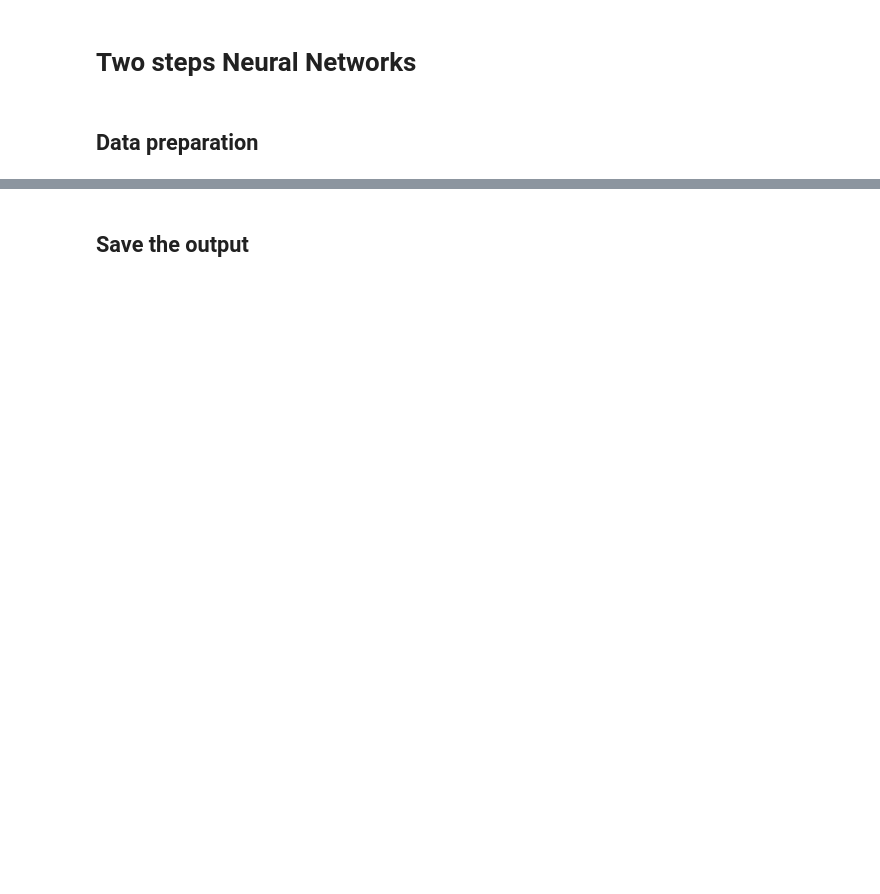
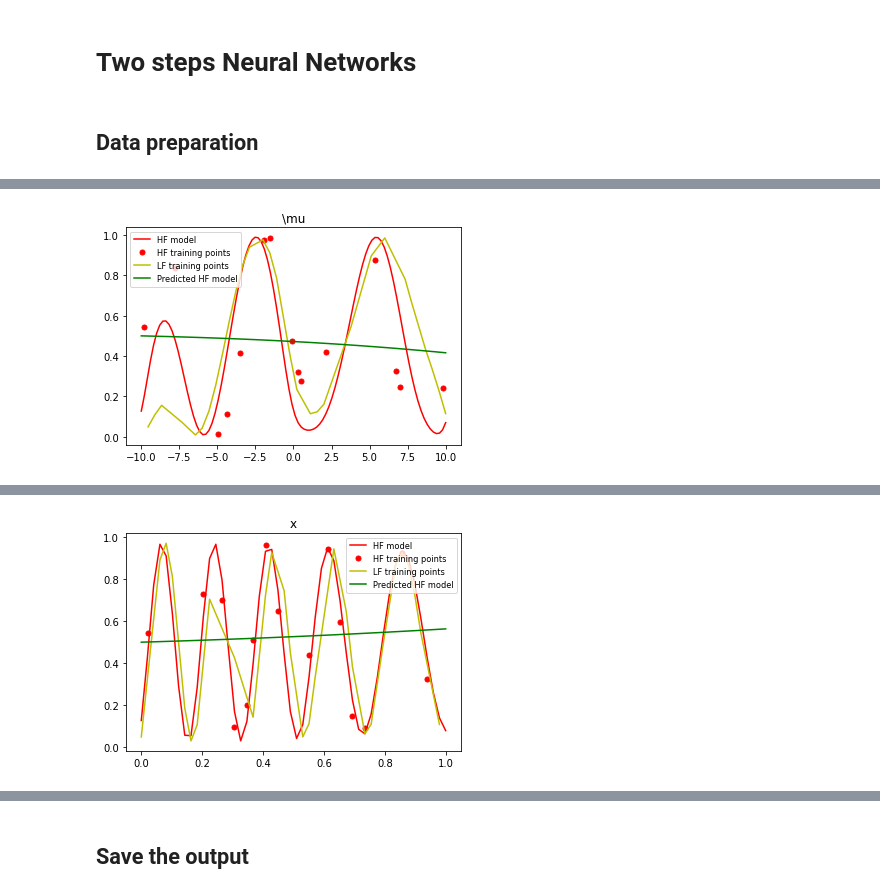
Before and after one commit to Jackmos/Multi-Fidelity-MCMC-methods, a Jupyter notebook: PACS_project2/Multiparameter/2-step/2NN.ipynb, the cells around one changed output, grey strips where cells are left out. Saved outputs shown, nothing was run; the diff lists cells and outputs as text; code cells hidden in the pictures; blank space fills up the shorter version.

```diff
--- a/PACS_project2/Multiparameter/2-step/2NN.ipynb
+++ b/PACS_project2/Multiparameter/2-step/2NN.ipynb
@@ -399,0 +396,46 @@ R^2: -11.872567098223355
+# %%
+        plt.figure()
+        mask1_test=np.where(reaction_test_in[:,0]==np.min(reaction_test_in[:,0]))
+        mask1=np.where(reaction_final[:,0]==np.min(reaction_final[:,0]))
+        mask1_LF=np.where(reaction_LF[:,0]==np.min(reaction_LF[:,0]))
+
+        order=np.argsort(reaction_LF[mask1_LF,1])
+# plt.plot(mu_test, U_hf_test, 'b-', linewidth = 1.5, label = 'HF model')
+# plt.plot(mu_train_HF, U_hf_train,'b*', markersize = 7, label = 'HF training points')
+        plt.plot(reaction_test_in[mask1_test,1].T, U_HF_test[mask1_test], "r-", linewidth=1.5, label="HF model")
+        plt.plot(reaction_final[mask1,1].T, U_HF[mask1], "ro", markersize=5, label="HF training points")
+        plt.plot(reaction_LF[mask1_LF,1].T[order[0,:]], U_train_LF[mask1_LF][order[0,:]], "y-", markersize=5, label="LF training points")
+        plt.plot(
+        reaction_test_in[mask1_test, 1].T,
+        finalModel.predict(reaction_test_in[mask1_test, :][0,:,:]),
+        "g-",
+        markersize=5,
+        label="Predicted HF model",
+        )
+
+        plt.legend(prop={"size": 8.3})
+        plt.title("\mu")
+        plt.show()
+
+        plt.figure()
+        mask2_test=np.where(reaction_test_in[:,1]==np.min(reaction_test_in[:,1]))
+        mask2=np.where(reaction_final[:,1]==np.min(reaction_final[:,1]))
+        mask2_LF=np.where(reaction_LF[:,1]==np.min(reaction_LF[:,1]))
+        order=np.argsort(reaction_LF[mask2_LF,0])
+# plt.plot(mu_test, U_hf_test, 'b-', linewidth = 1.5, label = 'HF model')
+# plt.plot(mu_train_HF, U_hf_train,'b*', markersize = 7, label = 'HF training points')
+        plt.plot(reaction_test_in[mask2_test,0].T, U_HF_test[mask2_test], "r-", linewidth=1.5, label="HF model")
+        plt.plot(reaction_final[mask2,0].T, U_HF[mask2], "ro", markersize=5, label="HF training points")
+        plt.plot(reaction_LF[mask2_LF,0].T[order[0,:]], U_train_LF[mask2_LF][order[0,:]], "y-", markersize=5, label="LF training points")
+        plt.plot(
+        reaction_test_in[mask2_test, 0].T,
+        finalModel.predict(reaction_test_in[mask2_test, :][0,:,:]),
+        "g-",
+        markersize=5,
+        label="Predicted HF model",
+        )
+
+        plt.legend(prop={"size": 8.3})
+        plt.title("x")
+        plt.show()
+# %% [output]
@@ -399,0 +443 @@ R^2: -11.872567098223355
+[figure, added]
@@ -399,0 +445 @@ R^2: -11.872567098223355
+[figure, added]
```
Also changed, not shown: parts of 6 cells of this notebook, 38 other files.
